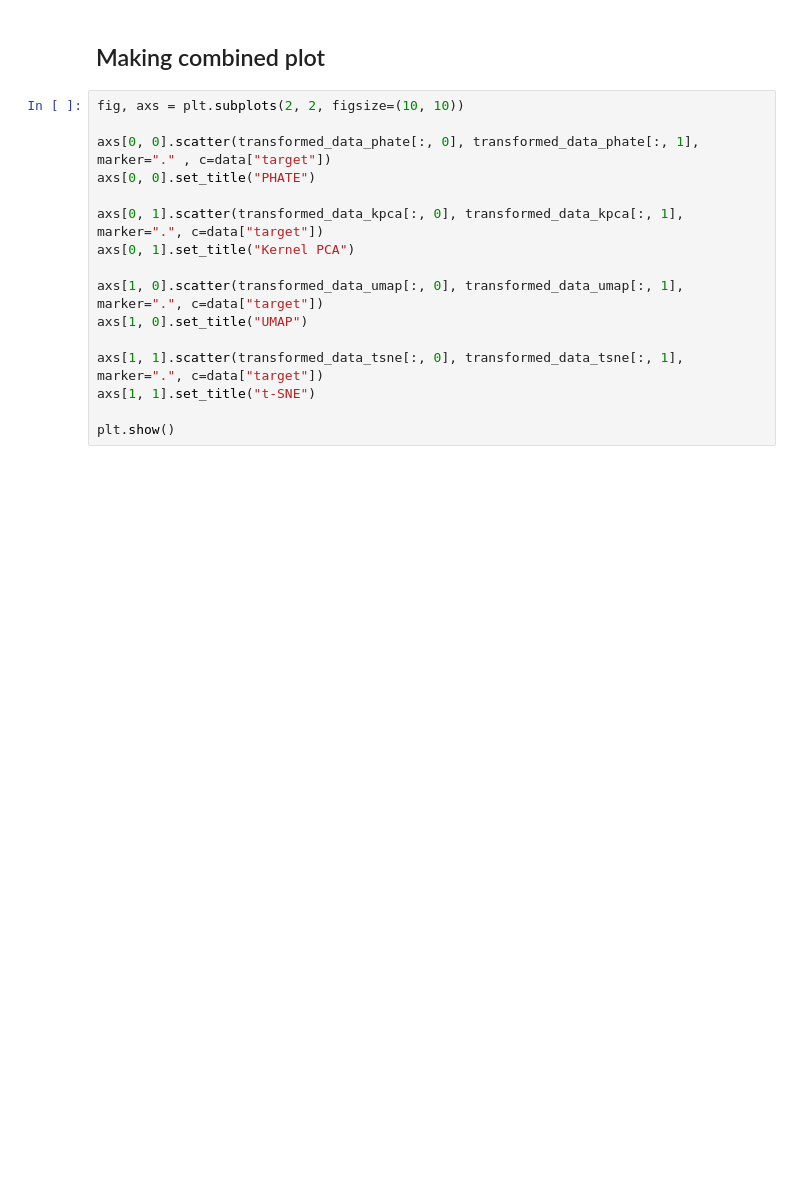
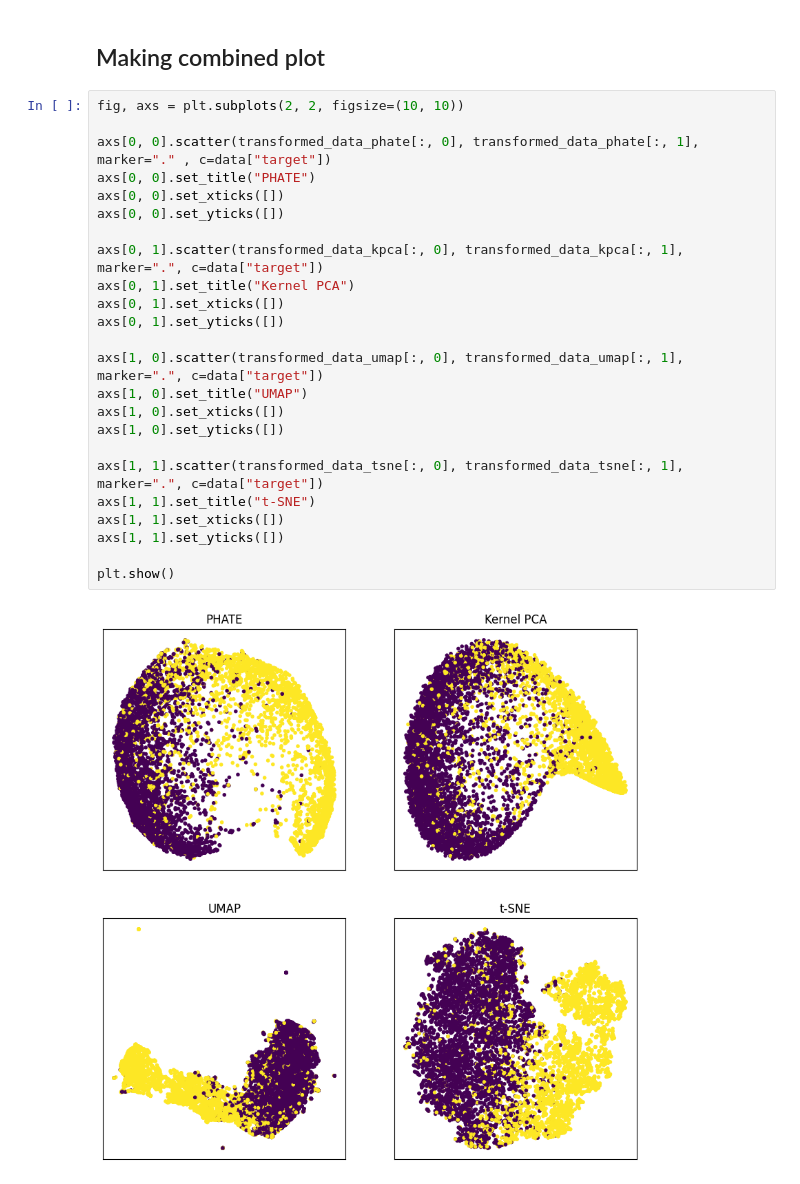
Before and after one commit to Crashprn/MachineLearningFinalProject, a Jupyter notebook: visualization.ipynb, the cells around one changed output. Saved outputs shown, nothing was run; the diff lists cells and outputs as text; blank space fills up the shorter version.

```diff
--- a/visualization.ipynb
+++ b/visualization.ipynb
@@ -102,16 +102,26 @@ plt.show()
 # %%
 fig, axs = plt.subplots(2, 2, figsize=(10, 10))
 
 axs[0, 0].scatter(transformed_data_phate[:, 0], transformed_data_phate[:, 1], marker="." , c=data["target"])
 axs[0, 0].set_title("PHATE")
+axs[0, 0].set_xticks([])
+axs[0, 0].set_yticks([])
 
 axs[0, 1].scatter(transformed_data_kpca[:, 0], transformed_data_kpca[:, 1], marker=".", c=data["target"])
 axs[0, 1].set_title("Kernel PCA")
+axs[0, 1].set_xticks([])
+axs[0, 1].set_yticks([])
 
 axs[1, 0].scatter(transformed_data_umap[:, 0], transformed_data_umap[:, 1], marker=".", c=data["target"])
 axs[1, 0].set_title("UMAP")
+axs[1, 0].set_xticks([])
+axs[1, 0].set_yticks([])
 
 axs[1, 1].scatter(transformed_data_tsne[:, 0], transformed_data_tsne[:, 1], marker=".", c=data["target"])
 axs[1, 1].set_title("t-SNE")
+axs[1, 1].set_xticks([])
+axs[1, 1].set_yticks([])
 
 plt.show()
+# %% [output]
+[figure, added]
```
Also changed, not shown: parts of 5 cells of this notebook, 3 other files.
